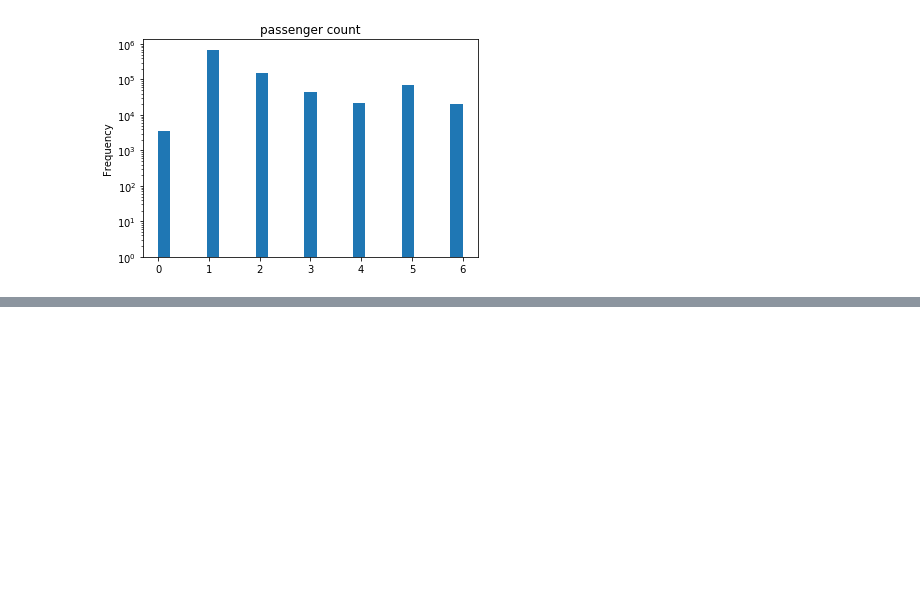
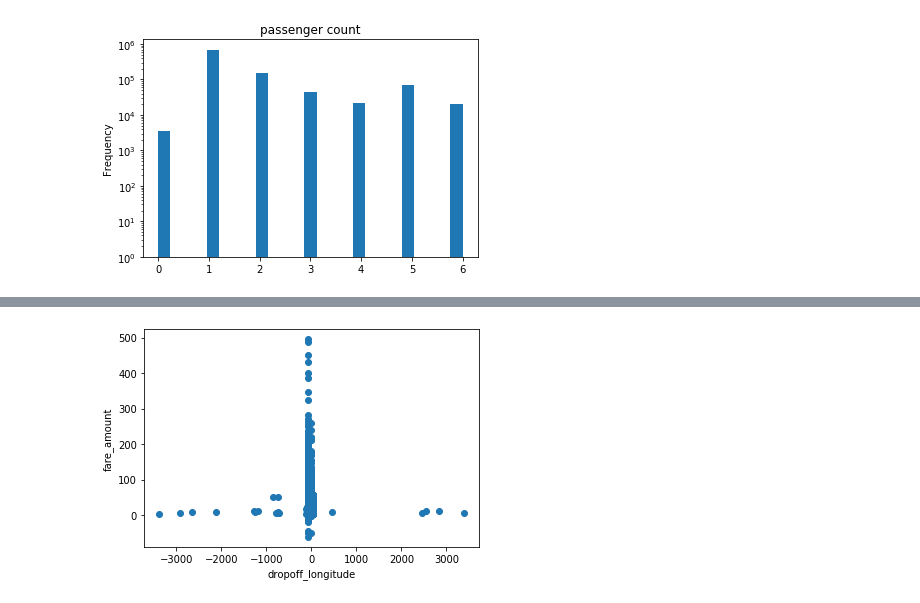
Before and after one commit to brahmakulkarni/Taxi, a Jupyter notebook: Code.ipynb, the cells around one changed output, grey strips where cells are left out. Cells and saved outputs as stored; diff of their text form; code cells hidden in the pictures; blank space fills up the shorter version.

```diff
--- a/Code.ipynb
+++ b/Code.ipynb
@@ -114,0 +177,7 @@ AxesSubplot(0.125,0.125;0.775x0.755)
+# %%
+plt.scatter(chunks[0]["dropoff_longitude"],chunks[0]["fare_amount"])
+plt.xlabel("dropoff_longitude")
+plt.ylabel("fare_amount")
+plt.show()
+# %% [output]
+[figure, added]
```
Also changed, not shown: parts of 8 cells of this notebook.
